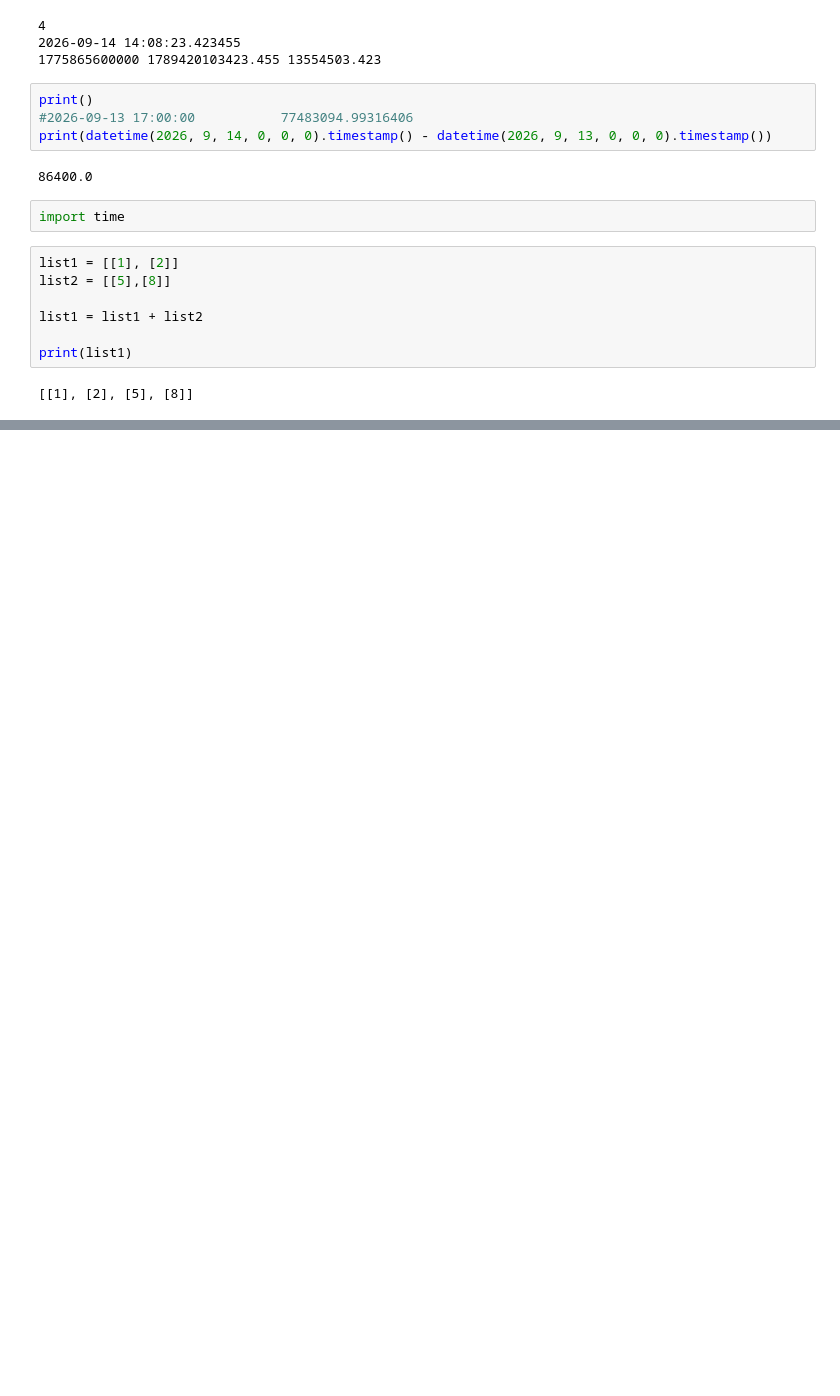
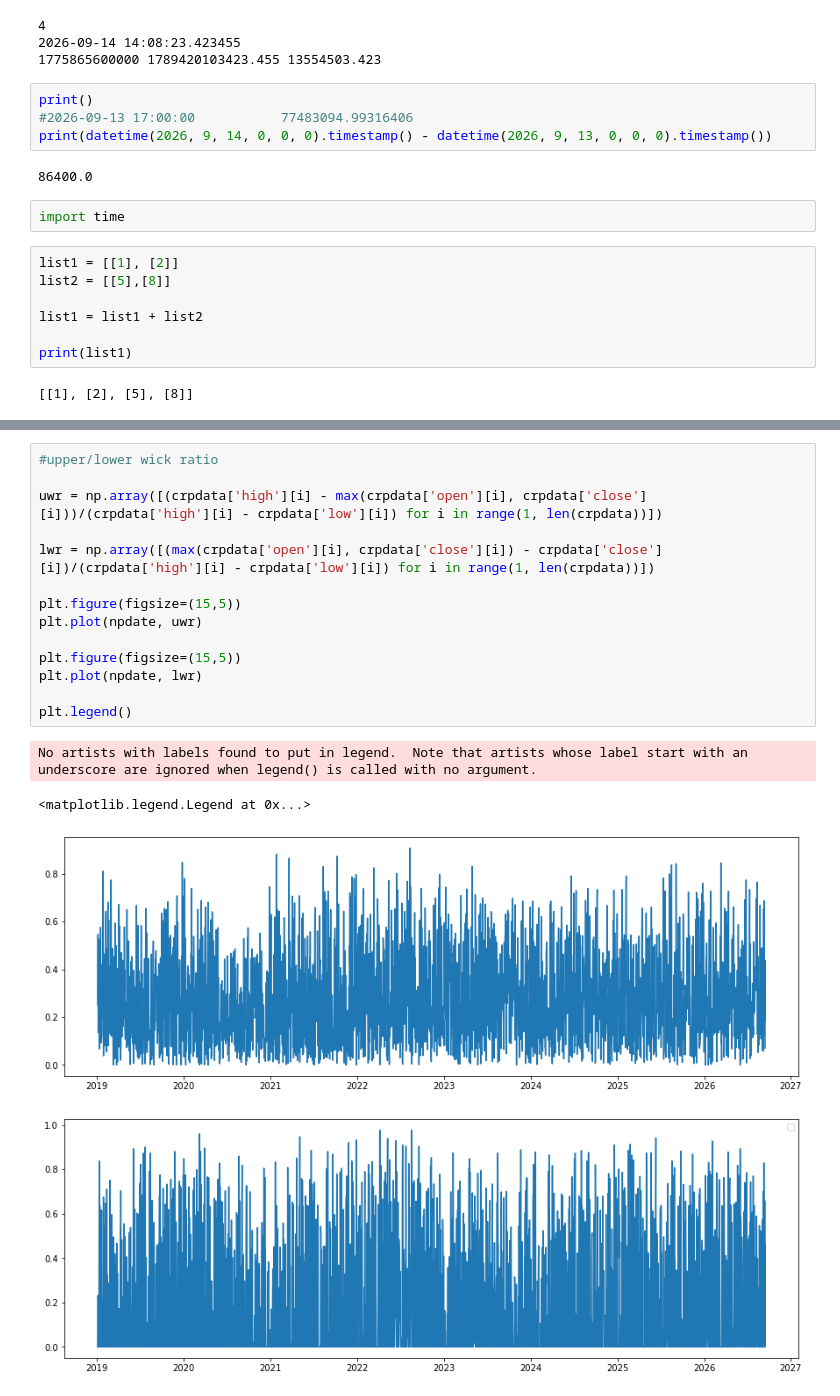
Before and after one commit to ccccMastercccc/trader-bot-app, a Jupyter notebook: Experimental.ipynb, the cells around one changed output, grey strips where cells are left out. Cells and saved outputs as stored; diff of their text form; blank space fills up the shorter version.

```diff
--- a/Experimental.ipynb
+++ b/Experimental.ipynb
@@ -103,0 +141,19 @@ No artists with labels found to put in legend.  Note that artists whose label st
+# %%
+#upper/lower wick ratio
+
+uwr = np.array([(crpdata['high'][i] - max(crpdata['open'][i], crpdata['close'][i]))/(crpdata['high'][i] - crpdata['low'][i]) for i in range(1, len(crpdata))])
+
+lwr = np.array([(max(crpdata['open'][i], crpdata['close'][i]) - crpdata['close'][i])/(crpdata['high'][i] - crpdata['low'][i]) for i in range(1, len(crpdata))])
+
+plt.figure(figsize=(15,5))
+plt.plot(npdate, uwr)
+
+plt.figure(figsize=(15,5))
+plt.plot(npdate, lwr)
+
+plt.legend()
+# %% [output]
+No artists with labels found to put in legend.  Note that artists whose label start with an underscore are ignored when legend() is called with no argument.
+<matplotlib.legend.Legend at 0x...>
+[figure, added]
+[figure, added]
```
Also changed, not shown: parts of 9 cells of this notebook.
